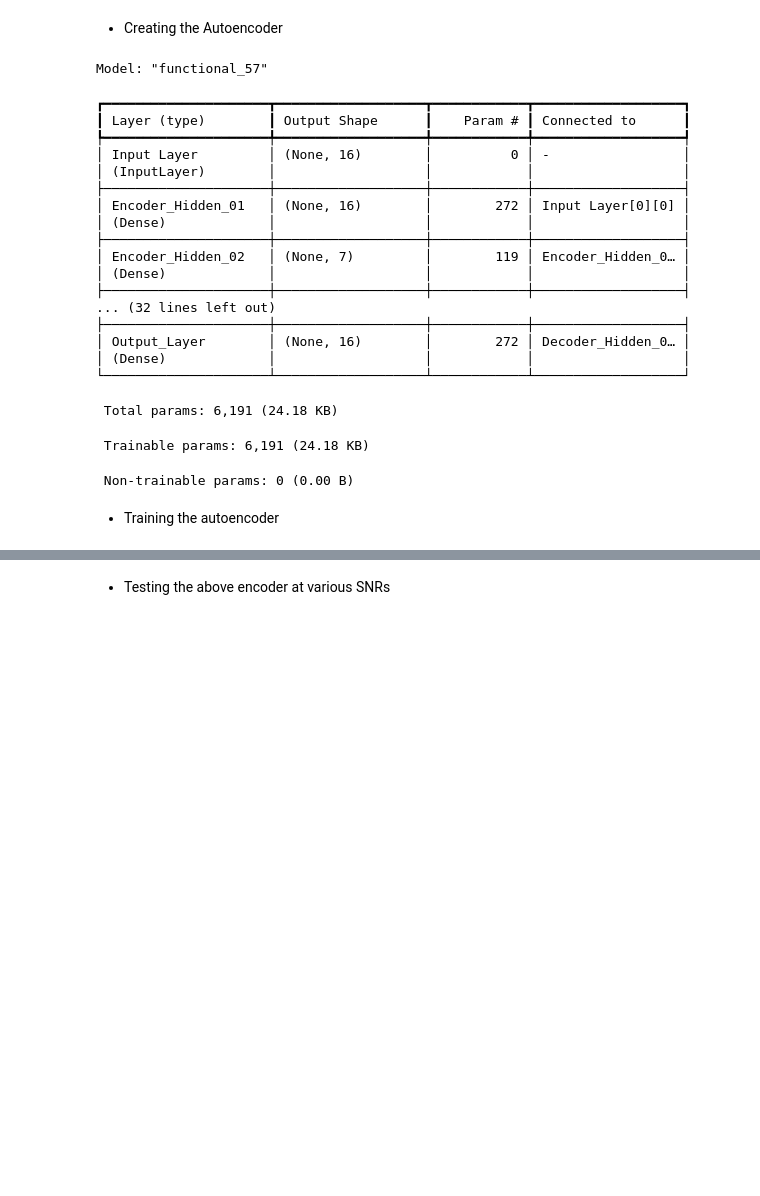
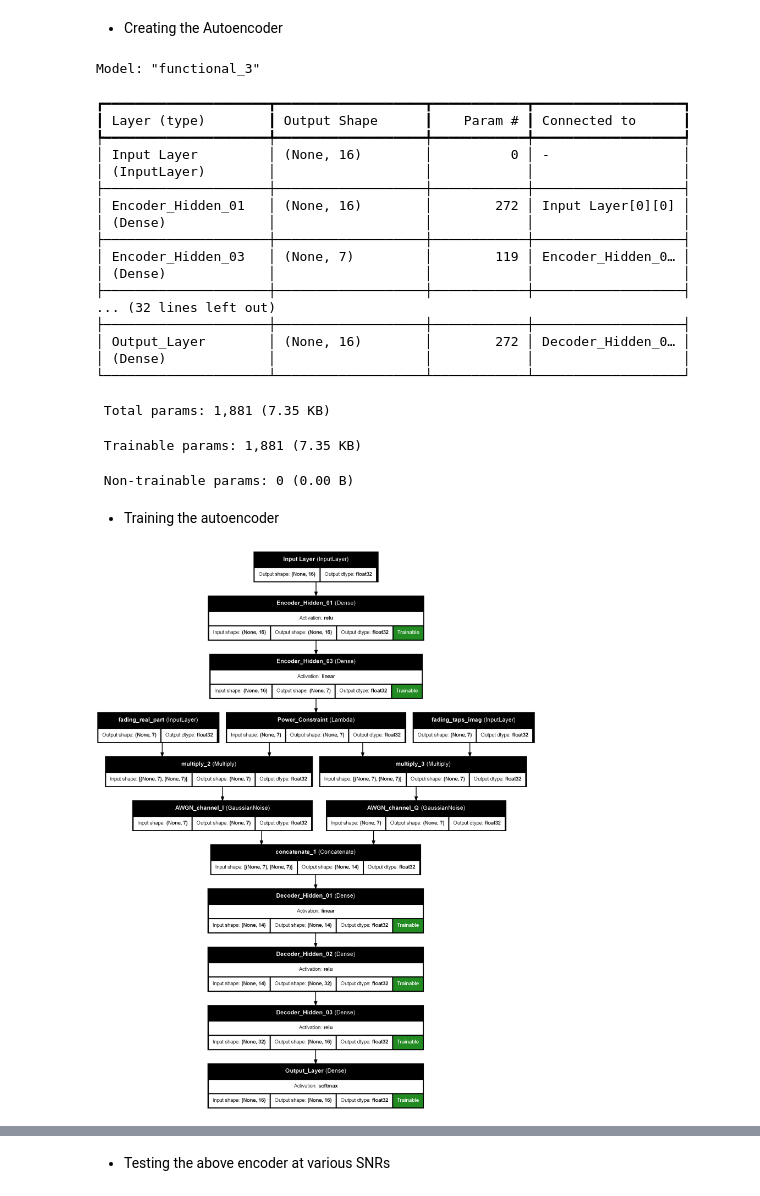
Before and after one commit to RishP11/RnD_CodeBase, a Jupyter notebook: Source_Codes_simulations/deepSISOnoCSI.ipynb, the cells around one changed output, grey strips where cells are left out. Cells and saved outputs as stored; diff of their text form; code cells hidden in the pictures; blank space fills up the shorter version.

```diff
--- a/Source_Codes_simulations/deepSISOnoCSI.ipynb
+++ b/Source_Codes_simulations/deepSISOnoCSI.ipynb
@@ -333,8 +280,8 @@ Input Shape :(1000000, 16)
 # Description of the encoder(transmitter) part :
 enc_input_layer = tf.keras.Input(shape=(M,), name="Input Layer")
 enc_layer_01 = tf.keras.layers.Dense(M, activation='relu', name="Encoder_Hidden_01")(enc_input_layer)
-enc_layer_02 = tf.keras.layers.Dense(n, activation='linear', name="Encoder_Hidden_02")(enc_layer_01)
-enc_layer_normalized = tf.keras.layers.Lambda((lambda x: np.sqrt(n) * tf.keras.backend.l2_normalize(x, axis=-1)), name='Power_Constraint')(enc_layer_02)
+enc_layer_03 = tf.keras.layers.Dense(n, activation='linear', name="Encoder_Hidden_03")(enc_layer_01)
+enc_layer_normalized = tf.keras.layers.Lambda((lambda x: np.sqrt(n) * tf.keras.backend.l2_normalize(x, axis=-1)), name='Power_Constraint')(enc_layer_03)
 
 # Describing the AWGN Channel with Rayleigh fading :
 fading_layer_real = tf.keras.Input(shape=(n, ), name='fading_real_part')
@@ -344,17 +291,17 @@ rx_signal_real = tf.keras.layers.Multiply()([enc_layer_normalized, fading_layer_
 rx_signal_imag = tf.keras.layers.Multiply()([enc_layer_normalized, fading_layer_imag])
 
 # Adding the Gaussian noise :
-SNR_dB = 10
-SNR_lin = 10 ** (SNR_dB / 10)
-rx_noisy_signal_real = tf.keras.layers.GaussianNoise(stddev=np.sqrt(1 / (4 * R * SNR_lin)), name='AWGN_channel_I')(rx_signal_real)
-rx_noisy_signal_imag = tf.keras.layers.GaussianNoise(stddev=np.sqrt(1 / (4 * R * SNR_lin)), name='AWGN_channel_Q')(rx_signal_imag)
+SNR_TRAIN = float(input('Enter training SNR'))
+SNR_lin = 10 ** (SNR_TRAIN / 10)
+rx_noisy_signal_real = tf.keras.layers.GaussianNoise(stddev=np.sqrt(1 / (2 * R * SNR_lin)), name='AWGN_channel_I')(rx_signal_real)
+rx_noisy_signal_imag = tf.keras.layers.GaussianNoise(stddev=np.sqrt(1 / (2 * R * SNR_lin)), name='AWGN_channel_Q')(rx_signal_imag)
 
 # Description of the decoder part :
 # Concatenating the real and imag noisy signal at the decoder part :
 rx_signal = tf.keras.layers.Concatenate()([rx_noisy_signal_real, rx_noisy_signal_imag])
-dec_layer_01 = tf.keras.layers.Dense(8*n, activation='relu', name='Decoder_Hidden_01')(rx_signal)
-dec_layer_02 = tf.keras.layers.Dense(4*M, activation='relu', name='Decoder_Hidden_02')(dec_layer_01)
-dec_layer_03 = tf.keras.layers.Dense(M, activation='relu', name='Decoder_Hidden_03')(dec_layer_02)
+dec_layer_01 = tf.keras.layers.Dense(2*n, activation='linear', name='Decoder_Hidden_01')(rx_signal)
+dec_layer_02 = tf.keras.layers.Dense(2*M, activation='relu', name='Decoder_Hidden_02')(dec_layer_01)
+dec_layer_03 = tf.keras.layers.Dense(1*M, activation='relu', name='Decoder_Hidden_03')(dec_layer_02)
 dec_output_layer = tf.keras.layers.Dense(M, activation='softmax', name='Output_Layer')(dec_layer_03)
 
 autoencoder = tf.keras.Model(
@@ -366,7 +313,7 @@ autoencoder = tf.keras.Model(
 autoencoder.compile(optimizer=tf.keras.optimizers.Adam(learning_rate=0.001), loss=tf.keras.losses.CategoricalCrossentropy(), metrics=['accuracy'])
 autoencoder.summary()
 # %% [output]
-Model: "functional_57"
+Model: "functional_3"
 ┏━━━━━━━━━━━━━━━━━━━━━┳━━━━━━━━━━━━━━━━━━━┳━━━━━━━━━━━━┳━━━━━━━━━━━━━━━━━━━┓
 ┃ Layer (type)        ┃ Output Shape      ┃    Param # ┃ Connected to      ┃
 ┡━━━━━━━━━━━━━━━━━━━━━╇━━━━━━━━━━━━━━━━━━━╇━━━━━━━━━━━━╇━━━━━━━━━━━━━━━━━━━┩
@@ -376,7 +323,7 @@ Model: "functional_57"
 │ Encoder_Hidden_01   │ (None, 16)        │        272 │ Input Layer[0][0] │
 │ (Dense)             │                   │            │                   │
 ├─────────────────────┼───────────────────┼────────────┼───────────────────┤
-│ Encoder_Hidden_02   │ (None, 7)         │        119 │ Encoder_Hidden_0… │
+│ Encoder_Hidden_03   │ (None, 7)         │        119 │ Encoder_Hidden_0… │
 │ (Dense)             │                   │            │                   │
 ├─────────────────────┼───────────────────┼────────────┼───────────────────┤
 ... (32 lines left out)
@@ -384,11 +331,27 @@ Model: "functional_57"
 │ Output_Layer        │ (None, 16)        │        272 │ Decoder_Hidden_0… │
 │ (Dense)             │                   │            │                   │
 └─────────────────────┴───────────────────┴────────────┴───────────────────┘
- Total params: 6,191 (24.18 KB)
+ Total params: 1,881 (7.35 KB)
- Trainable params: 6,191 (24.18 KB)
+ Trainable params: 1,881 (7.35 KB)
  Non-trainable params: 0 (0.00 B)
 # %% [markdown]
 - Training the autoencoder
+# %%
+# To view the block diagram of the autoencoder
+tf.keras.utils.plot_model(
+    autoencoder,
+    to_file='images/deepSISOnoCSI_Coding.png',
+    show_shapes=True,
+    show_dtype=True,
+    show_layer_names=True,
+    rankdir='TB',
+    expand_nested=True,
+    dpi=200,
+    show_layer_activations=True,
+    show_trainable=True,
+)
+# %% [output]
+[figure, added]
 # %%
 autoencoder.fit([x_train, fading_taps_I, fading_taps_Q], y_train, batch_size=1000, epochs=100)
 # %% [output]
```
Also changed, not shown: parts of 28 cells of this notebook, 37 other files.
